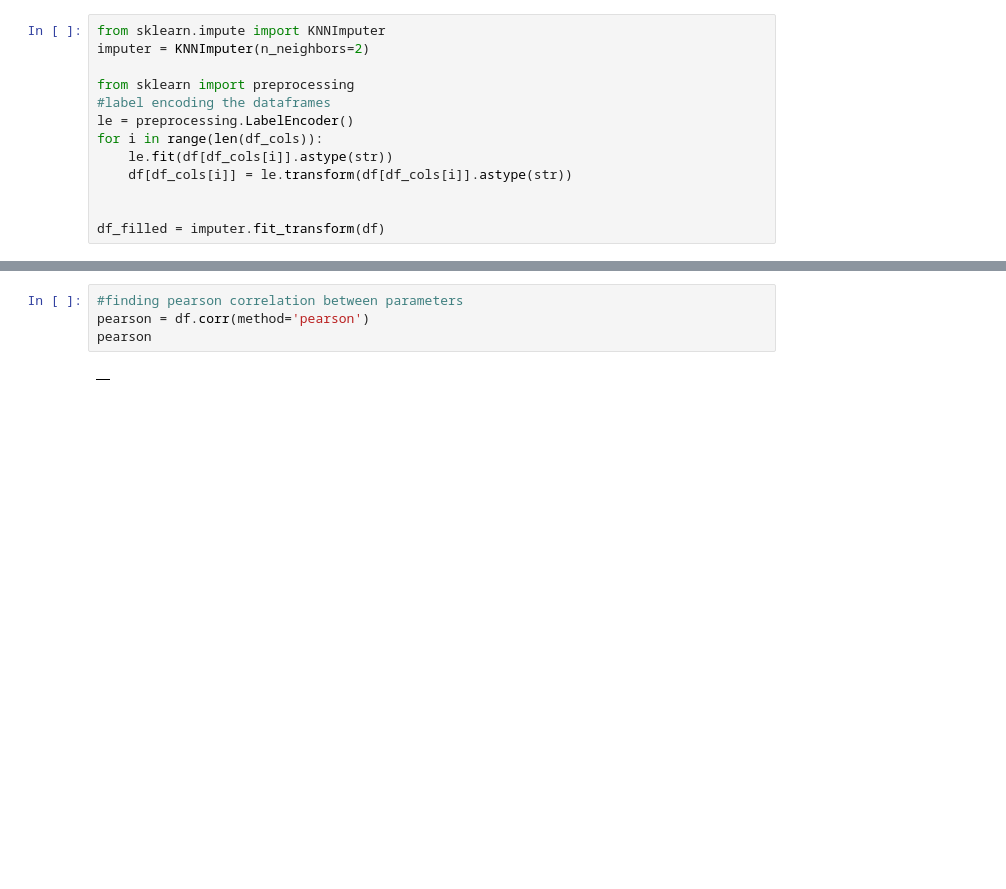
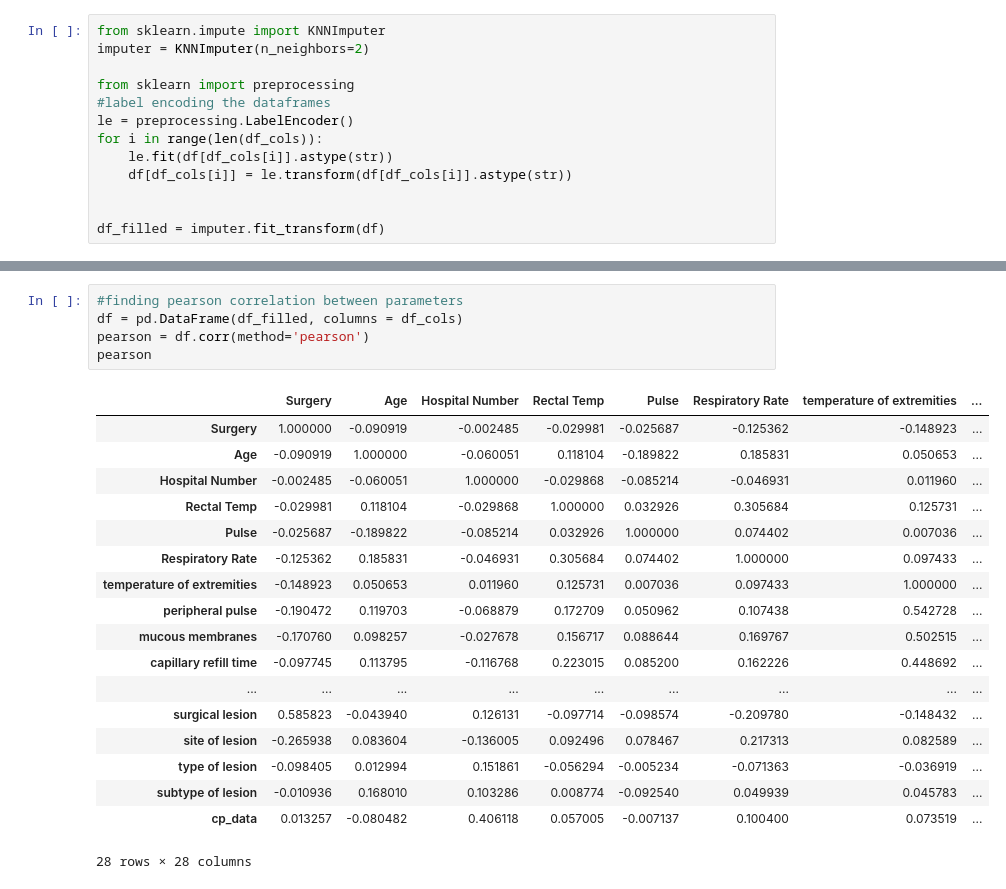
Before and after one commit to Freshia/project_fleming, a Jupyter notebook: Exploration.ipynb, the cells around one changed output, grey strips where cells are left out. Drawn from its saved outputs; the diff is of its cells as text; blank space fills up the shorter version.

```diff
--- a/Exploration.ipynb
+++ b/Exploration.ipynb
@@ -159,7 +159,25 @@ DescribeResult(nobs=300, minmax=(array([0., 0., 0., 0., 0., 0., 0., 0., 0., 0.,
        -2.88833135e-01,  7.17440092e+01,  1.99134226e+02, -1.47715966e+00]))
 # %%
 #finding pearson correlation between parameters
+df = pd.DataFrame(df_filled, columns = df_cols)
 pearson = df.corr(method='pearson')
 pearson
 # %% [output]
-|  |
+|  | Surgery | Age | Hospital Number | Rectal Temp | Pulse | Respiratory Rate | temperature of extremities | ... |
+| Surgery | 1.000000 | -0.090919 | -0.002485 | -0.029981 | -0.025687 | -0.125362 | -0.148923 | ... |
+| Age | -0.090919 | 1.000000 | -0.060051 | 0.118104 | -0.189822 | 0.185831 | 0.050653 | ... |
+| Hospital Number | -0.002485 | -0.060051 | 1.000000 | -0.029868 | -0.085214 | -0.046931 | 0.011960 | ... |
+| Rectal Temp | -0.029981 | 0.118104 | -0.029868 | 1.000000 | 0.032926 | 0.305684 | 0.125731 | ... |
+| Pulse | -0.025687 | -0.189822 | -0.085214 | 0.032926 | 1.000000 | 0.074402 | 0.007036 | ... |
+| Respiratory Rate | -0.125362 | 0.185831 | -0.046931 | 0.305684 | 0.074402 | 1.000000 | 0.097433 | ... |
+| temperature of extremities | -0.148923 | 0.050653 | 0.011960 | 0.125731 | 0.007036 | 0.097433 | 1.000000 | ... |
+| peripheral pulse | -0.190472 | 0.119703 | -0.068879 | 0.172709 | 0.050962 | 0.107438 | 0.542728 | ... |
+| mucous membranes | -0.170760 | 0.098257 | -0.027678 | 0.156717 | 0.088644 | 0.169767 | 0.502515 | ... |
+| capillary refill time | -0.097745 | 0.113795 | -0.116768 | 0.223015 | 0.085200 | 0.162226 | 0.448692 | ... |
+| ... | ... | ... | ... | ... | ... | ... | ... | ... |
+| surgical lesion | 0.585823 | -0.043940 | 0.126131 | -0.097714 | -0.098574 | -0.209780 | -0.148432 | ... |
+| site of lesion | -0.265938 | 0.083604 | -0.136005 | 0.092496 | 0.078467 | 0.217313 | 0.082589 | ... |
+| type of lesion | -0.098405 | 0.012994 | 0.151861 | -0.056294 | -0.005234 | -0.071363 | -0.036919 | ... |
+| subtype of lesion | -0.010936 | 0.168010 | 0.103286 | 0.008774 | -0.092540 | 0.049939 | 0.045783 | ... |
+| cp_data | 0.013257 | -0.080482 | 0.406118 | 0.057005 | -0.007137 | 0.100400 | 0.073519 | ... |
+28 rows × 28 columns
```
Also changed, not shown: parts of 1 cell of this notebook.
